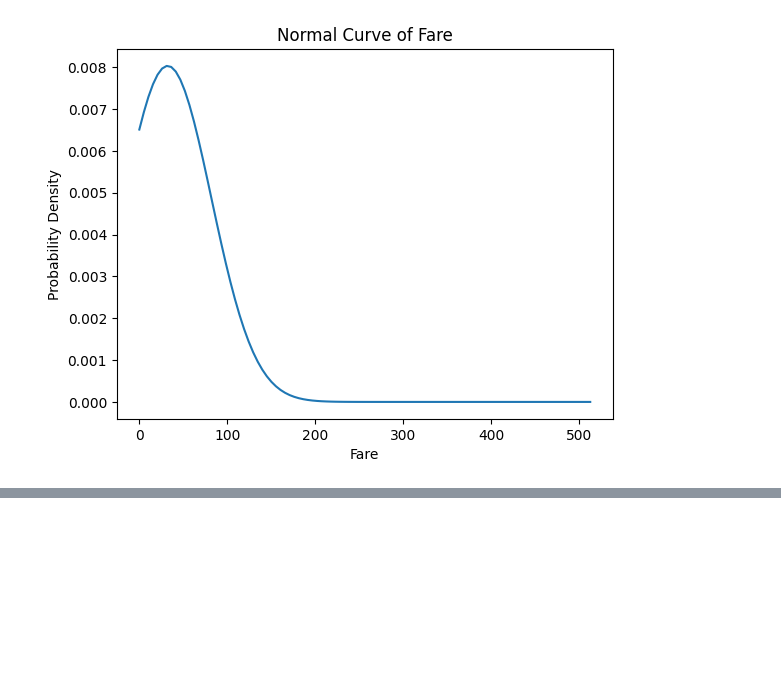
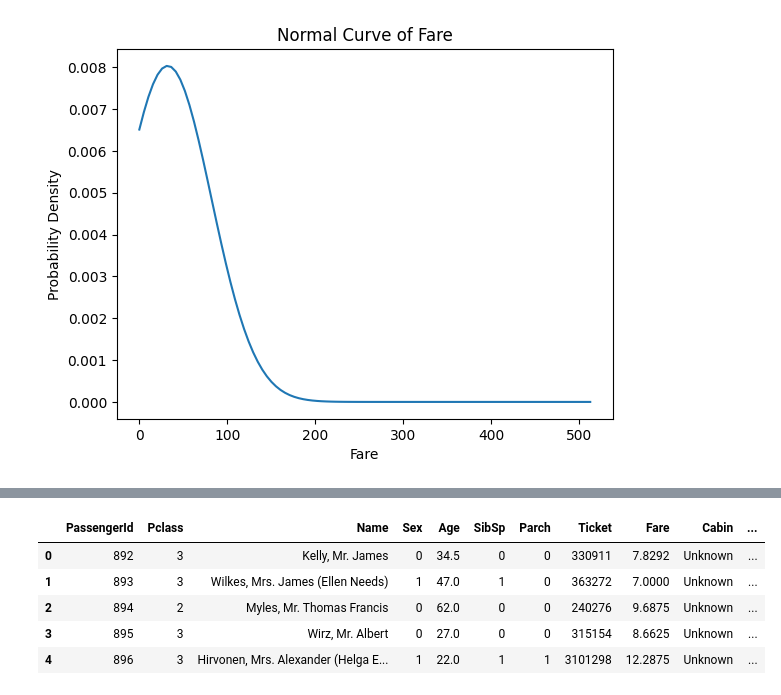
Before and after one commit to runtorain/PythonForAI, a Jupyter notebook: Titanic.ipynb, the cells around one changed output, grey strips where cells are left out. Cells and saved outputs as stored; diff of their text form; code cells hidden in the pictures; blank space fills up the shorter version.

```diff
--- a/Titanic.ipynb
+++ b/Titanic.ipynb
@@ -287,0 +351,12 @@ plt.show()
+# %%
+# Fill missing values
+df_test['Age'].fillna(df_test['Age'].median(), inplace=True)
+df_test['Fare'].fillna(df_test['Fare'].median(), inplace=True)
+df_test['Cabin'].fillna('Unknown', inplace=True)
+
+# Convert categorical variables
+df_test['Sex'] = df_test['Sex'].map({'male': 0, 'female': 1})
+df_test = pd.get_dummies(df_test, columns=['Embarked'], drop_first=True)
+
+# Ensure the features align with the training data
+X_test_final = df_test[['Pclass', 'Sex', 'Age', 'SibSp', 'Parch', 'Fare', 'Embarked_Q', 'Embarked_S']]
@@ -287,0 +372,9 @@ plt.show()
+# %%
+df_test.head()
+# %% [output]
+|  | PassengerId | Pclass | Name | Sex | Age | SibSp | Parch | Ticket | Fare | Cabin | ... |
+| 0 | 892 | 3 | Kelly, Mr. James | 0 | 34.5 | 0 | 0 | 330911 | 7.8292 | Unknown | ... |
+| 1 | 893 | 3 | Wilkes, Mrs. James (Ellen Needs) | 1 | 47.0 | 1 | 0 | 363272 | 7.0000 | Unknown | ... |
+| 2 | 894 | 2 | Myles, Mr. Thomas Francis | 0 | 62.0 | 0 | 0 | 240276 | 9.6875 | Unknown | ... |
+| 3 | 895 | 3 | Wirz, Mr. Albert | 0 | 27.0 | 0 | 0 | 315154 | 8.6625 | Unknown | ... |
+| 4 | 896 | 3 | Hirvonen, Mrs. Alexander (Helga E... | 1 | 22.0 | 1 | 1 | 3101298 | 12.2875 | Unknown | ... |
```
Also changed, not shown: parts of 39 cells of this notebook.
